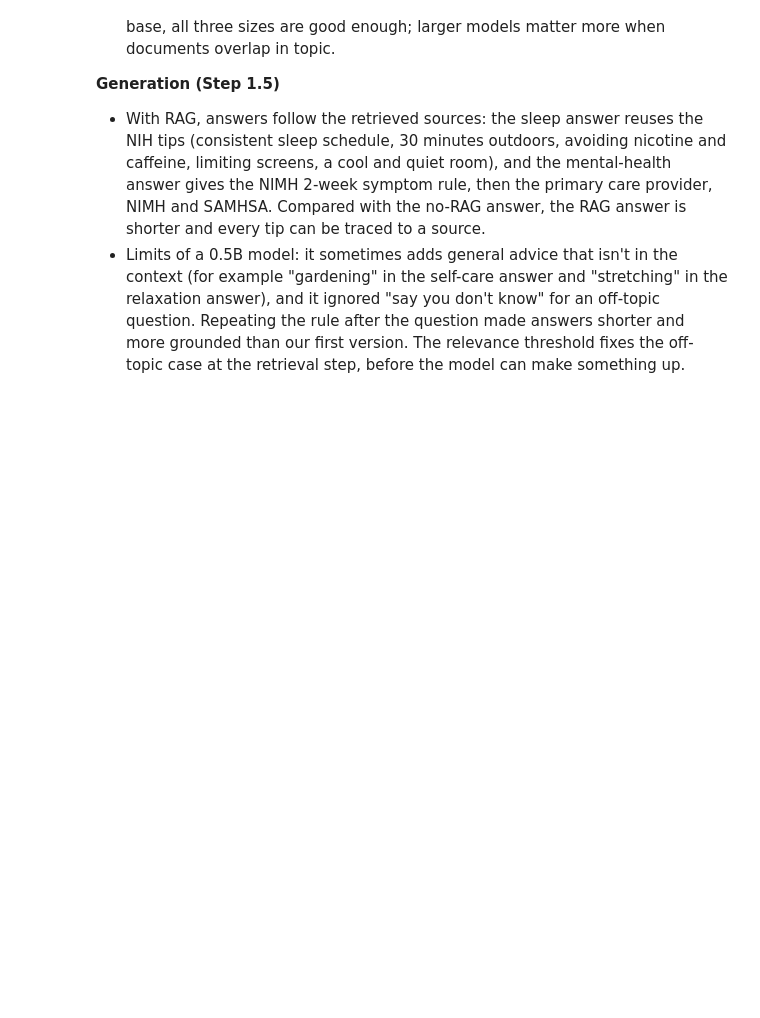
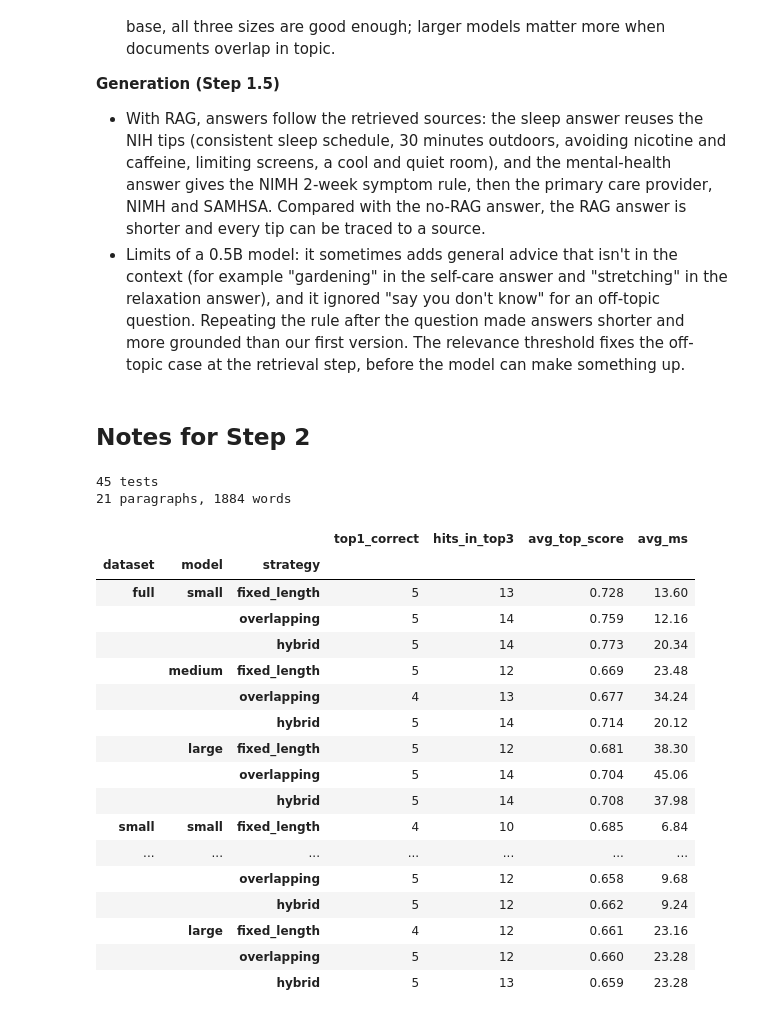
Before and after one commit to ilona-tung/9_SafeSpace, a Jupyter notebook: llm-test/rag_system.ipynb, the cells around one changed output. Cells and saved outputs as stored; diff of their text form; code cells hidden in the pictures; blank space fills up the shorter version.

Commit message:
Add notes

```diff
--- a/llm-test/rag_system.ipynb
+++ b/llm-test/rag_system.ipynb
@@ -772,3 +772,75 @@ Sources: ['Good Sleep for Good Health > Getting better sleep (0.69)', "Good Slee
 **Generation (Step 1.5)**
 - With RAG, answers follow the retrieved sources: the sleep answer reuses the NIH tips (consistent sleep schedule, 30 minutes outdoors, avoiding nicotine and caffeine, limiting screens, a cool and quiet room), and the mental-health answer gives the NIMH 2-week symptom rule, then the primary care provider, NIMH and SAMHSA. Compared with the no-RAG answer, the RAG answer is shorter and every tip can be traced to a source.
 - Limits of a 0.5B model: it sometimes adds general advice that isn't in the context (for example "gardening" in the self-care answer and "stretching" in the relaxation answer), and it ignored "say you don't know" for an off-topic question. Repeating the rule after the question made answers shorter and more grounded than our first version. The relevance threshold fixes the off-topic case at the retrieval step, before the model can make something up.
+# %% [markdown]
+## Notes for Step 2
+# %%
+# Cell 1: run the 45 retrieval tests with response time
+def run_retrieval_tests(stores, questions=TEST_QUESTIONS, k=3):
+    for model in {s.model for s in stores.values()}:      # warm-up: the first call is slow (loading onto the GPU)
+        model.encode("warm-up")
+    rows = []
+    for (size, strategy), store in stores.items():
+        for q in questions:
+            start = time.perf_counter()
+            results = store.search(q["query"], k=k)       # query embedding + similarity search + top-k
+            ms = (time.perf_counter() - start) * 1000
+            rows.append({"model": size, "strategy": strategy, "topic": q["topic"],
+                         "top1_doc": results[0][1]["doc"],
+                         "top1_section": " / ".join(results[0][1]["sections"]),
+                         "top1_correct": results[0][1]["doc"] in q["expected"],
+                         "hits_in_top3": sum(c["doc"] in q["expected"] for _, c in results),
+                         "top_score": round(results[0][0], 3),
+                         "response_ms": round(ms, 1)})
+    return pd.DataFrame(rows)
+
+tests_full = run_retrieval_tests(stores)
+print(len(tests_full), "tests")
+pd.set_option("display.max_rows", 100)
+tests_full
+
+# Cell 2: summary per store
+tests_full.groupby(["model", "strategy"], sort=False).agg(
+    top1_correct=("top1_correct", "sum"), hits_in_top3=("hits_in_top3", "sum"),
+    avg_top_score=("top_score", "mean"), avg_ms=("response_ms", "mean")).round(3)
+
+# Cell 3: smaller vs. full dataset
+def build_stores(paras):
+    chunk_sets = {"fixed_length": fixed_length_chunks(paras),
+                  "overlapping": overlapping_chunks(paras),
+                  "hybrid": hybrid_chunks(paras)}
+    return {(size, name): VectorStore(model, chunks)
+            for size, model in models.items() for name, chunks in chunk_sets.items()}
+
+# keep the first half of every document's paragraphs (all 6 topics stay, about half the words)
+small_paragraphs = [p for doc, paras in group_by(paragraphs, lambda p: p["doc"]).items()
+                    for p in paras[:max(1, len(paras) // 2)]]
+print(len(small_paragraphs), "paragraphs,", sum(p["words"] for p in small_paragraphs), "words")
+
+tests_small = run_retrieval_tests(build_stores(small_paragraphs))
+tests_full["dataset"], tests_small["dataset"] = "full", "small"
+both = pd.concat([tests_full, tests_small])
+both.groupby(["dataset", "model", "strategy"], sort=False).agg(
+    top1_correct=("top1_correct", "sum"), hits_in_top3=("hits_in_top3", "sum"),
+    avg_top_score=("top_score", "mean"), avg_ms=("response_ms", "mean")).round(3)
+# %% [output]
+45 tests
+21 paragraphs, 1884 words
+|  |  |  | top1_correct | hits_in_top3 | avg_top_score | avg_ms |
+| dataset | model | strategy |  |  |  |  |
+| full | small | fixed_length | 5 | 13 | 0.728 | 13.60 |
+|  |  | overlapping | 5 | 14 | 0.759 | 12.16 |
+|  |  | hybrid | 5 | 14 | 0.773 | 20.34 |
+|  | medium | fixed_length | 5 | 12 | 0.669 | 23.48 |
+|  |  | overlapping | 4 | 13 | 0.677 | 34.24 |
+|  |  | hybrid | 5 | 14 | 0.714 | 20.12 |
+|  | large | fixed_length | 5 | 12 | 0.681 | 38.30 |
+|  |  | overlapping | 5 | 14 | 0.704 | 45.06 |
+|  |  | hybrid | 5 | 14 | 0.708 | 37.98 |
+| small | small | fixed_length | 4 | 10 | 0.685 | 6.84 |
+| ... | ... | ... | ... | ... | ... | ... |
+|  |  | overlapping | 5 | 12 | 0.658 | 9.68 |
+|  |  | hybrid | 5 | 12 | 0.662 | 9.24 |
+|  | large | fixed_length | 4 | 12 | 0.661 | 23.16 |
+|  |  | overlapping | 5 | 12 | 0.660 | 23.28 |
+|  |  | hybrid | 5 | 13 | 0.659 | 23.28 |
```
